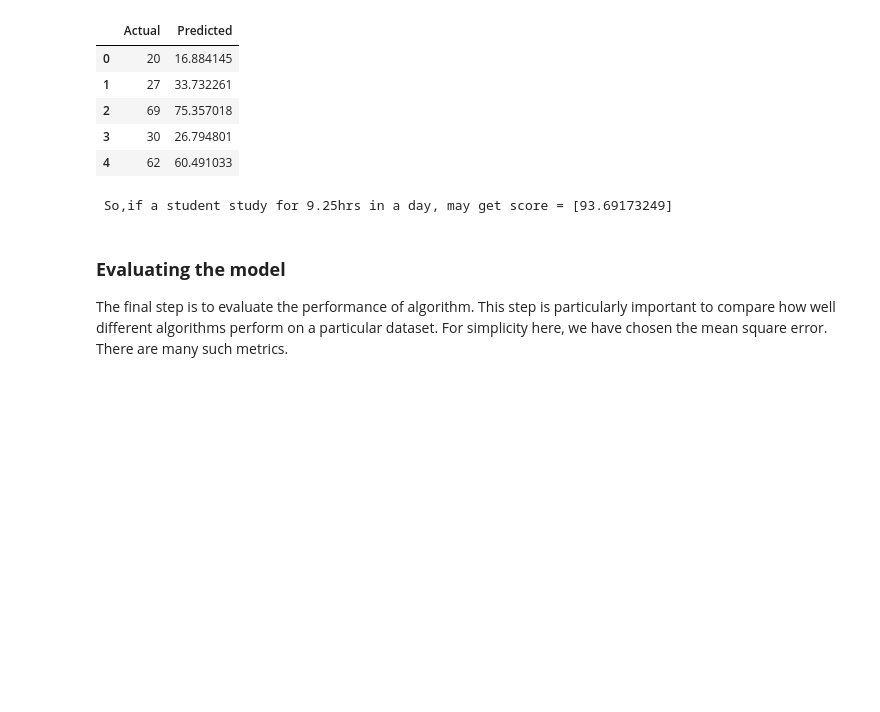
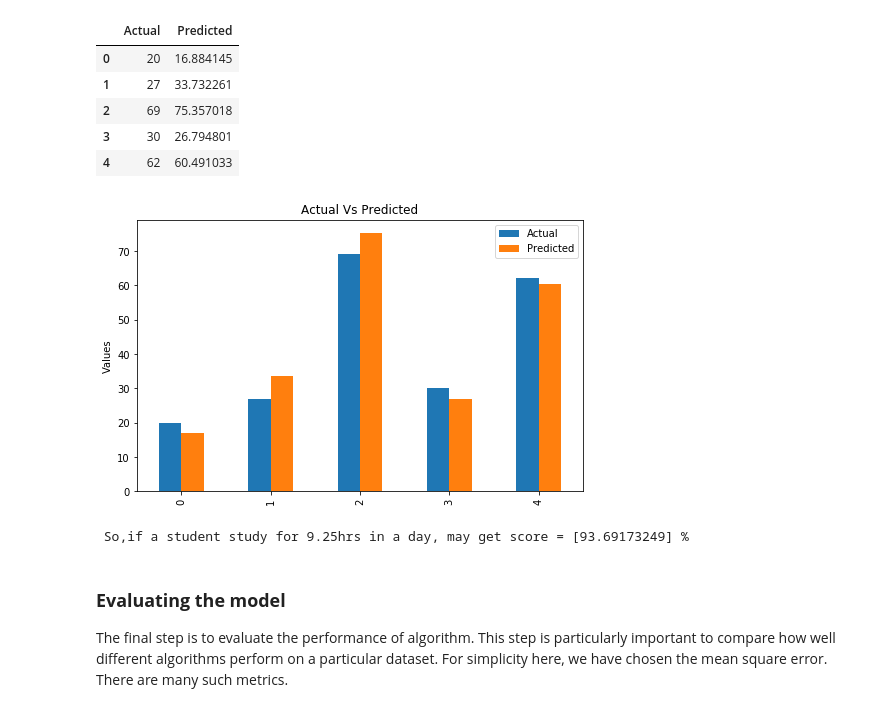
Before and after one commit to dsaifstats/Linear-Regression-Problem, a Jupyter notebook: Linear Regression Problem.ipynb, the cells around one changed output. Drawn from its saved outputs; the diff is of its cells as text; code cells hidden in the pictures; blank space fills up the shorter version.

```diff
--- a/Linear Regression Problem.ipynb
+++ b/Linear Regression Problem.ipynb
@@ -20,8 +20,7 @@ import matplotlib.pyplot as plt
 # %%
 # Reading data from the link
 
-URL ="http://bit.ly/w-data"
-df= pd.read_csv(URL)
+df= pd.read_csv("http://bit.ly/w-data")
 print(df)
 print("---------------------------")
 print("Data imported successfully")
@@ -120,14 +130,22 @@ df1
 | 2 | 69 | 75.357018 |
 | 3 | 30 | 26.794801 |
 | 4 | 62 | 60.491033 |
+# %%
+df1.plot(kind='bar',figsize=(8,5))
+plt.grid(which='minor', linestyle=':', linewidth='0.5', color='blue')
+plt.title("Actual Vs Predicted")
+plt.ylabel("Values")
+plt.show()
+# %% [output]
+[figure, added]
 # %%
 # Lets see What will be the predicted score at 9.25 hours of study
 
-prediction = regressor.predict([[9.25]])
+marks_pred = regressor.predict([[9.25]])
 
-print(" So,if a student study for 9.25hrs in a day, may get score =",prediction)
+print(" So,if a student study for 9.25hrs in a day, may get score =",marks_pred,"%")
 # %% [output]
- So,if a student study for 9.25hrs in a day, may get score = [93.69173249]
+ So,if a student study for 9.25hrs in a day, may get score = [93.69173249] %
 # %% [markdown]
 ### **Evaluating the model**
 
```
Also changed, not shown: parts of 3 cells of this notebook.
